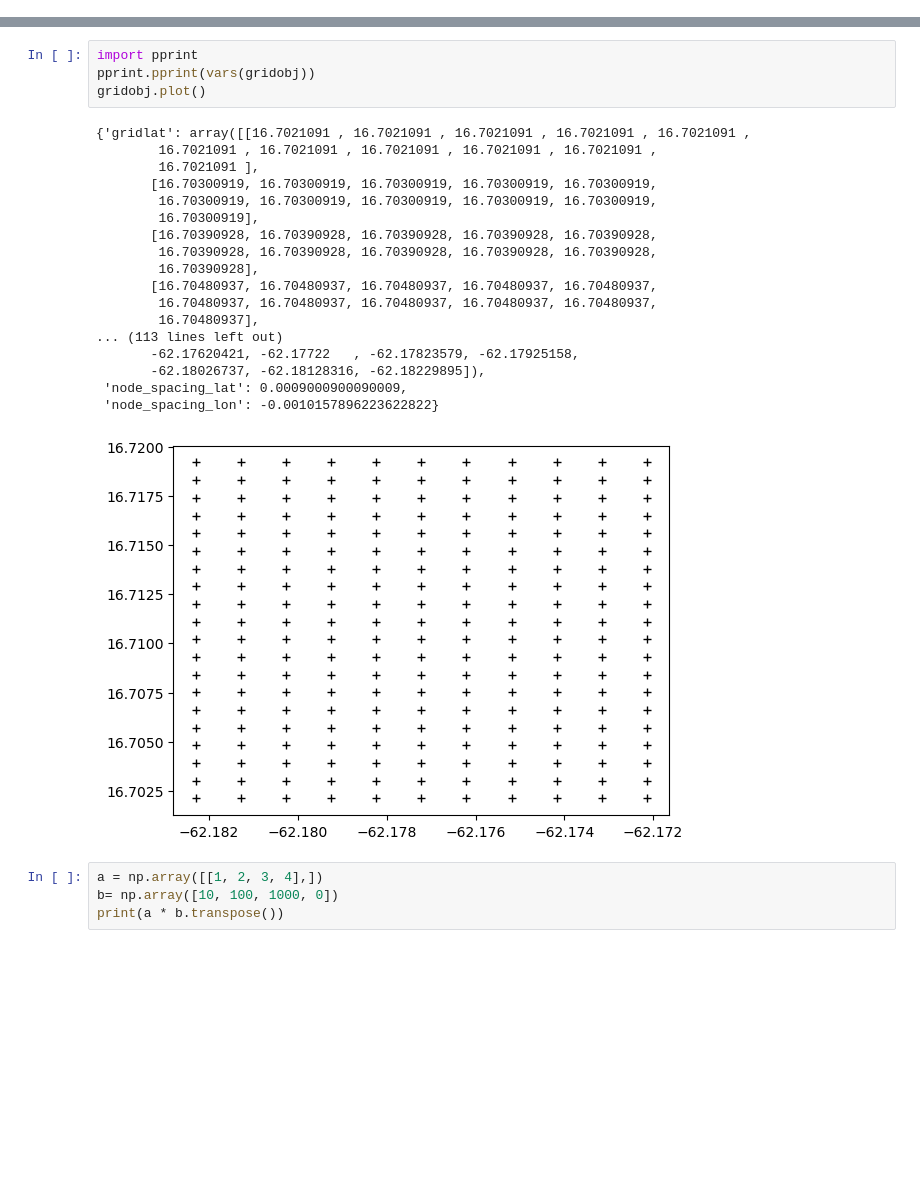
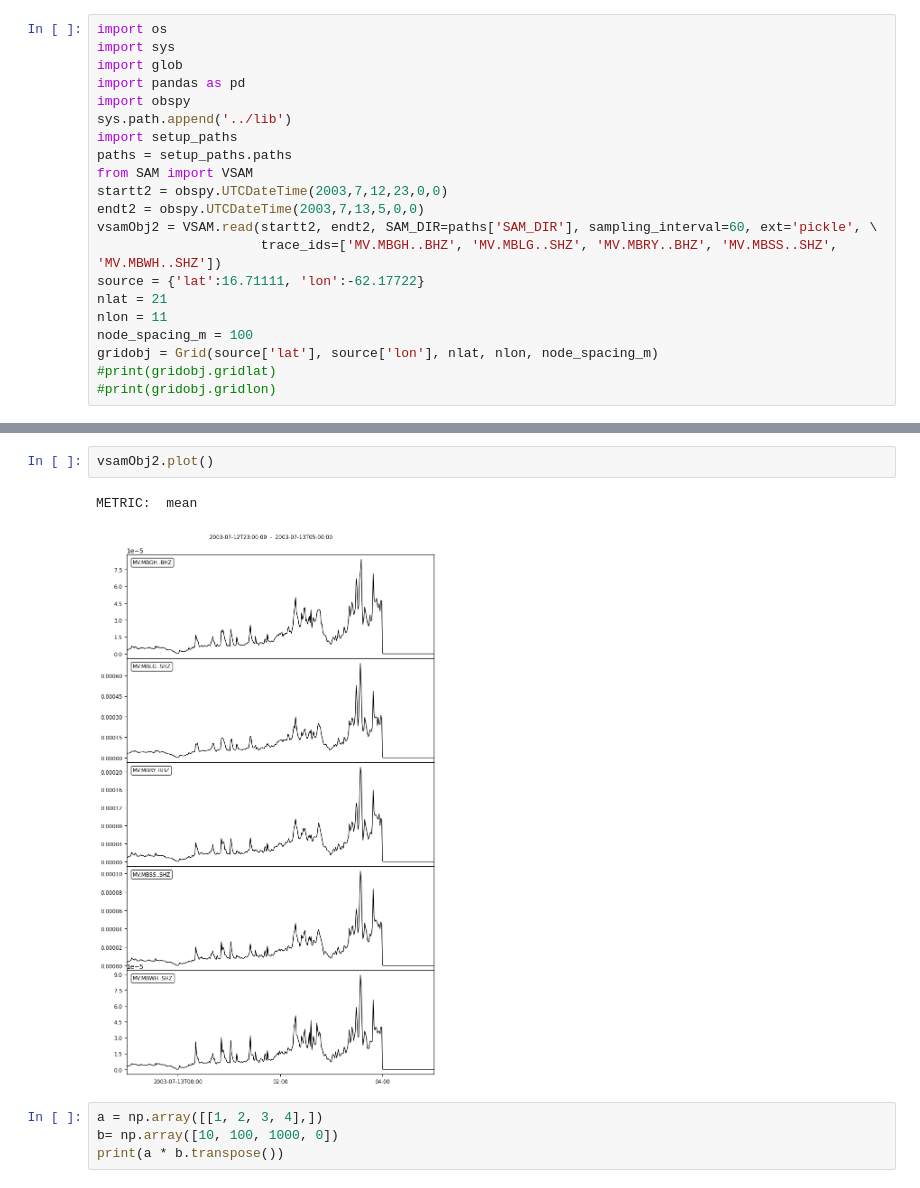
Before and after one commit to gthompson/MESS2024_Glenn, a Jupyter notebook: src/30_ASL/ASL_hack.ipynb, the cells around one changed output, grey strips where cells are left out. Cells and saved outputs as stored; diff of their text form; blank space fills up the shorter version.

```diff
--- a/src/30_ASL/ASL_hack.ipynb
+++ b/src/30_ASL/ASL_hack.ipynb
@@ -176,0 +203,21 @@ invalid type passed as samobject. Aborting
+# %%
+import os
+import sys
+import glob
+import pandas as pd
+import obspy
+sys.path.append('../lib')
+import setup_paths
+paths = setup_paths.paths
+from SAM import VSAM
+startt2 = obspy.UTCDateTime(2003,7,12,23,0,0)
+endt2 = obspy.UTCDateTime(2003,7,13,5,0,0)
+vsamObj2 = VSAM.read(startt2, endt2, SAM_DIR=paths['SAM_DIR'], sampling_interval=60, ext='pickle', \
+                     trace_ids=['MV.MBGH..BHZ', 'MV.MBLG..SHZ', 'MV.MBRY..BHZ', 'MV.MBSS..SHZ', 'MV.MBWH..SHZ'])
+source = {'lat':16.71111, 'lon':-62.17722}
+nlat = 21
+nlon = 11
+node_spacing_m = 100
+gridobj = Grid(source['lat'], source['lon'], nlat, nlon, node_spacing_m)
+#print(gridobj.gridlat)
+#print(gridobj.gridlon)
@@ -177,26 +240,8 @@ invalid type passed as samobject. Aborting
 # %%
-import pprint
-pprint.pprint(vars(gridobj))
-gridobj.plot()
+vsamObj2.plot()
 # %% [output]
-{'gridlat': array([[16.7021091 , 16.7021091 , 16.7021091 , 16.7021091 , 16.7021091 ,
-        16.7021091 , 16.7021091 , 16.7021091 , 16.7021091 , 16.7021091 ,
-        16.7021091 ],
-       [16.70300919, 16.70300919, 16.70300919, 16.70300919, 16.70300919,
-        16.70300919, 16.70300919, 16.70300919, 16.70300919, 16.70300919,
-        16.70300919],
-       [16.70390928, 16.70390928, 16.70390928, 16.70390928, 16.70390928,
-        16.70390928, 16.70390928, 16.70390928, 16.70390928, 16.70390928,
-        16.70390928],
-       [16.70480937, 16.70480937, 16.70480937, 16.70480937, 16.70480937,
-        16.70480937, 16.70480937, 16.70480937, 16.70480937, 16.70480937,
-        16.70480937],
-... (113 lines left out)
-       -62.17620421, -62.17722   , -62.17823579, -62.17925158,
-       -62.18026737, -62.18128316, -62.18229895]),
- 'node_spacing_lat': 0.0009000900090009,
- 'node_spacing_lon': -0.0010157896223622822}
+METRIC:  mean
-[figure, old version]
+[figure, new version]
 # %%
 a = np.array([[1, 2, 3, 4],])
 b= np.array([10, 100, 1000, 0])
```
Also changed, not shown: parts of 10 cells of this notebook, 22 other files.
